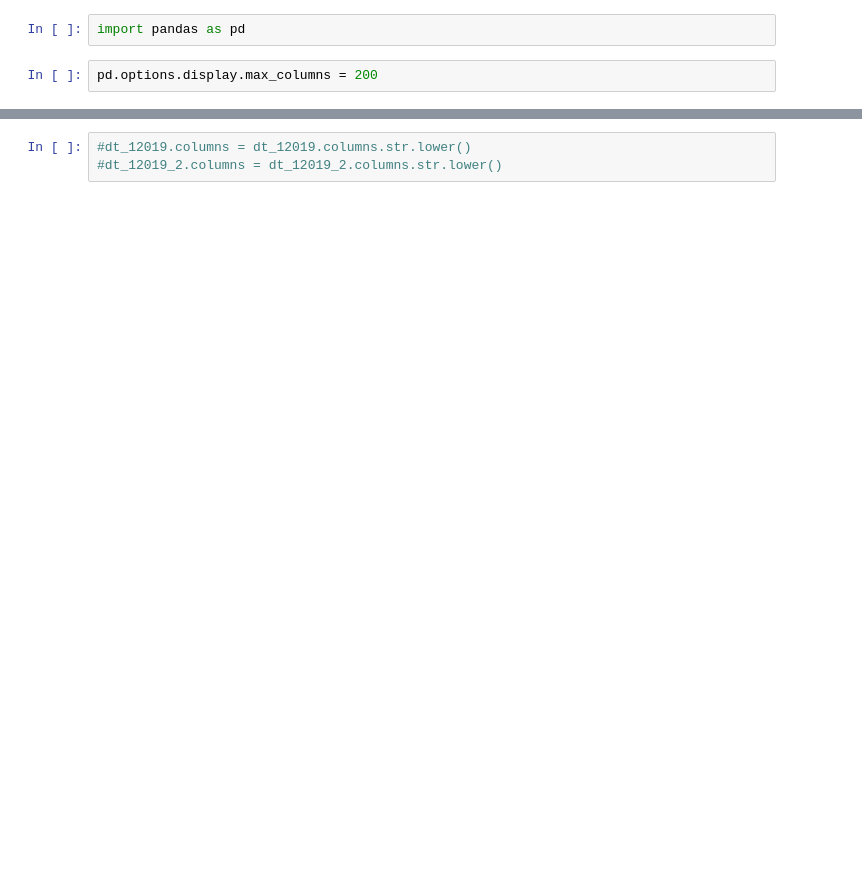
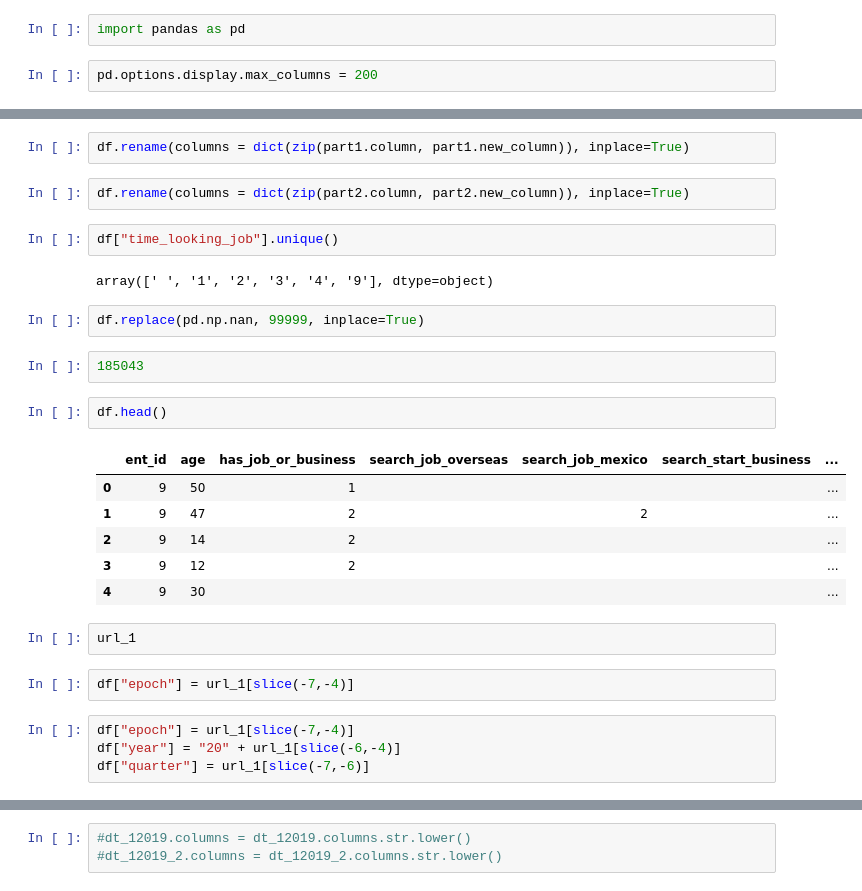
Before and after one commit to anabcm/data-etl, a Jupyter notebook: etl/enoe/Enoe.ipynb, the cells around one changed output, grey strips where cells are left out. Saved outputs shown, nothing was run; the diff lists cells and outputs as text; blank space fills up the shorter version.

```diff
--- a/etl/enoe/Enoe.ipynb
+++ b/etl/enoe/Enoe.ipynb
@@ -8,0 +247,29 @@ pd.options.display.max_columns = 200
+# %%
+df.rename(columns = dict(zip(part1.column, part1.new_column)), inplace=True)
+# %%
+df.rename(columns = dict(zip(part2.column, part2.new_column)), inplace=True)
+# %%
+df["time_looking_job"].unique()
+# %% [output]
+array([' ', '1', '2', '3', '4', '9'], dtype=object)
+# %%
+df.replace(pd.np.nan, 99999, inplace=True)
+# %%
+185043
+# %%
+df.head()
+# %% [output]
+|  | ent_id | age | has_job_or_business | search_job_overseas | search_job_mexico | search_start_business | ... |
+| 0 | 9 | 50 | 1 |  |  |  | ... |
+| 1 | 9 | 47 | 2 |  | 2 |  | ... |
+| 2 | 9 | 14 | 2 |  |  |  | ... |
+| 3 | 9 | 12 | 2 |  |  |  | ... |
+| 4 | 9 | 30 |  |  |  |  | ... |
+# %%
+url_1
+# %%
+df["epoch"] = url_1[slice(-7,-4)]
+# %%
+df["epoch"] = url_1[slice(-7,-4)]
+df["year"] = "20" + url_1[slice(-6,-4)]
+df["quarter"] = url_1[slice(-7,-6)]
```
Also changed, not shown: parts of 82 cells of this notebook, 2 other files.
